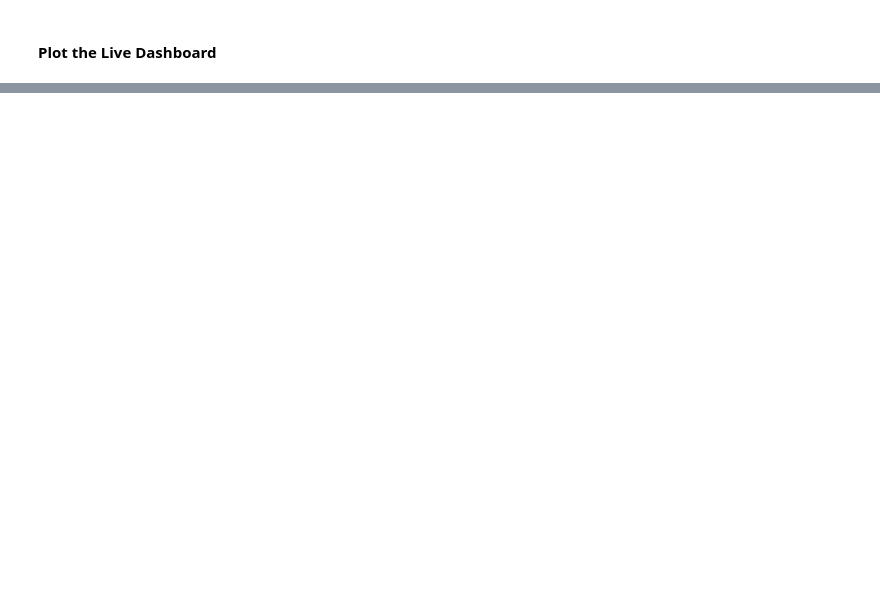
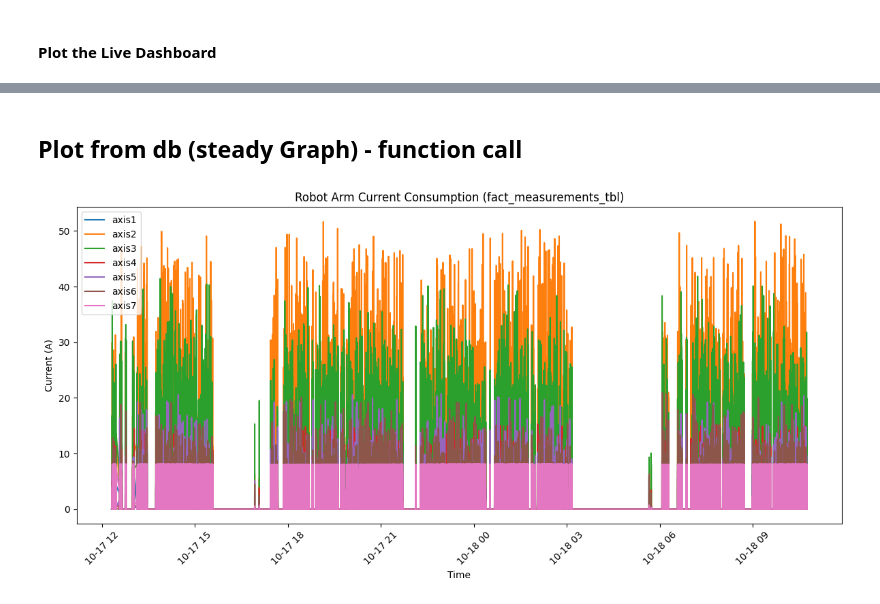
Before and after one commit to Lesley-w19/PracticalLab1, a Jupyter notebook: workshop1.ipynb, the cells around one changed output, grey strips where cells are left out. Cells and saved outputs as stored; diff of their text form; code cells hidden in the pictures; blank space fills up the shorter version.

```diff
--- a/workshop1.ipynb
+++ b/workshop1.ipynb
@@ -339,0 +330,13 @@ KeyboardInterrupt:
+# %% [markdown]
+## Plot from db (steady Graph) - function call
+# %%
+from plot_dashboard import plot_steady_from_db
+
+# Plot from FACT table (preferred, since it's star schema)
+plot_steady_from_db(
+    engine,
+    axes=["axis1","axis2","axis3","axis4","axis5","axis6","axis7"],
+    table="fact_measurements_tbl"
+)
+# %% [output]
+[figure, added]
```
Also changed, not shown: parts of 4 cells of this notebook.
